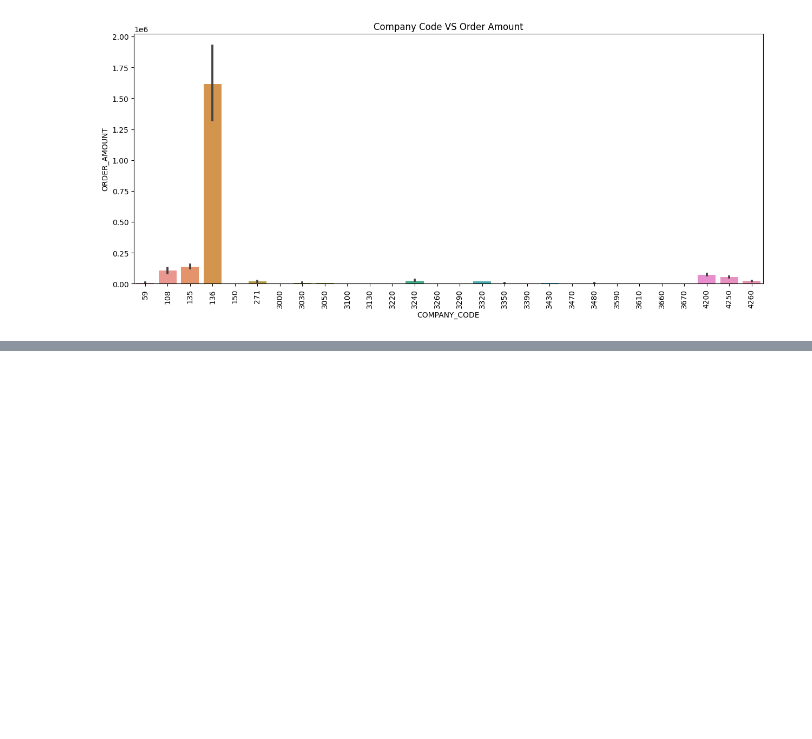
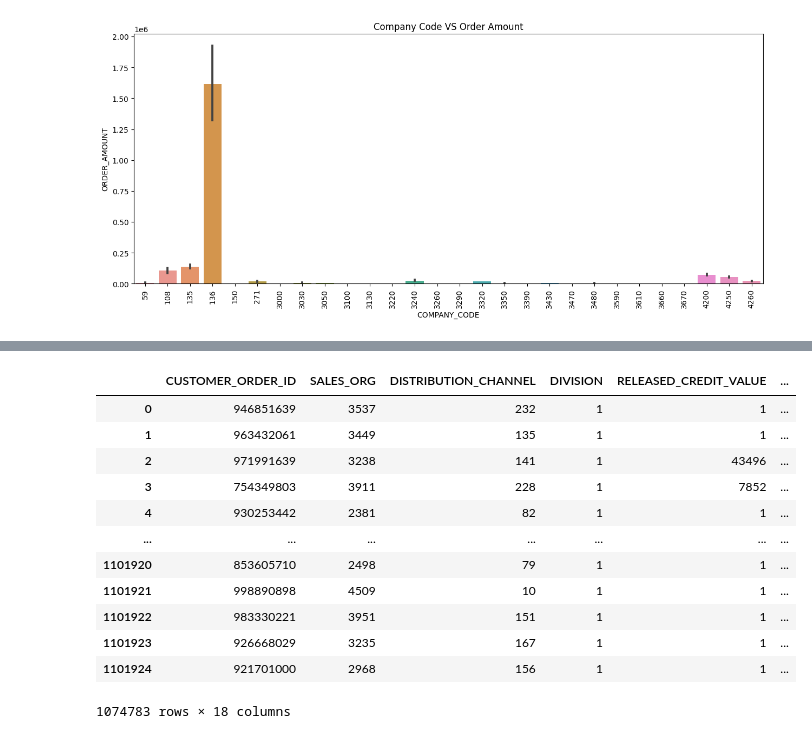
Before and after one commit to pratayyy/ABC-Products, a Jupyter notebook: ML/Order_Amount_Prediction.ipynb, the cells around one changed output, grey strips where cells are left out. Saved outputs shown, nothing was run; the diff lists cells and outputs as text; code cells hidden in the pictures; blank space fills up the shorter version.

```diff
--- a/ML/Order_Amount_Prediction.ipynb
+++ b/ML/Order_Amount_Prediction.ipynb
@@ -297,0 +339,27 @@ plt.show()
+# %%
+from sklearn.preprocessing import LabelEncoder
+label_encoder = LabelEncoder()
+# %%
+df['DISTRIBUTION_CHANNEL'] = label_encoder.fit_transform(df['DISTRIBUTION_CHANNEL'])
+df['DIVISION'] = label_encoder.fit_transform(df['DIVISION'])
+df['PURCHASE_ORDER_TYPE'] = label_encoder.fit_transform(df['PURCHASE_ORDER_TYPE'])
+df['CREDIT_CONTROL_AREA'] = label_encoder.fit_transform(df['CREDIT_CONTROL_AREA'])
+df['ORDER_CURRENCY'] = label_encoder.fit_transform(df['ORDER_CURRENCY'])
+df['RELEASED_CREDIT_VALUE'] = label_encoder.fit_transform(df['RELEASED_CREDIT_VALUE'])
+df['unique_cust_id'] = label_encoder.fit_transform(df['unique_cust_id'])
+
+df
+# %% [output]
+|  | CUSTOMER_ORDER_ID | SALES_ORG | DISTRIBUTION_CHANNEL | DIVISION | RELEASED_CREDIT_VALUE | ... |
+| 0 | 946851639 | 3537 | 232 | 1 | 1 | ... |
+| 1 | 963432061 | 3449 | 135 | 1 | 1 | ... |
+| 2 | 971991639 | 3238 | 141 | 1 | 43496 | ... |
+| 3 | 754349803 | 3911 | 228 | 1 | 7852 | ... |
+| 4 | 930253442 | 2381 | 82 | 1 | 1 | ... |
+| ... | ... | ... | ... | ... | ... | ... |
+| 1101920 | 853605710 | 2498 | 79 | 1 | 1 | ... |
+| 1101921 | 998890898 | 4509 | 10 | 1 | 1 | ... |
+| 1101922 | 983330221 | 3951 | 151 | 1 | 1 | ... |
+| 1101923 | 926668029 | 3235 | 167 | 1 | 1 | ... |
+| 1101924 | 921701000 | 2968 | 156 | 1 | 1 | ... |
+1074783 rows × 18 columns
```
Also changed, not shown: parts of 12 cells of this notebook.
